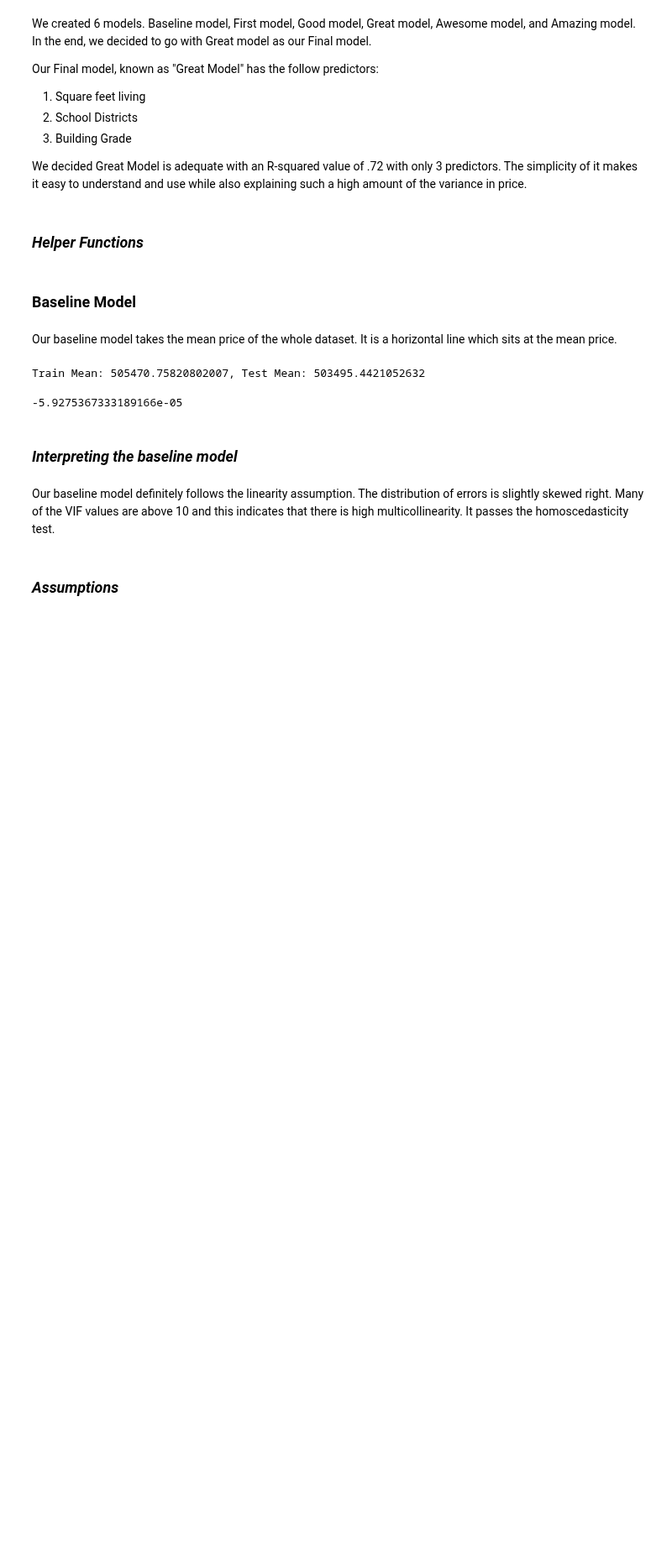
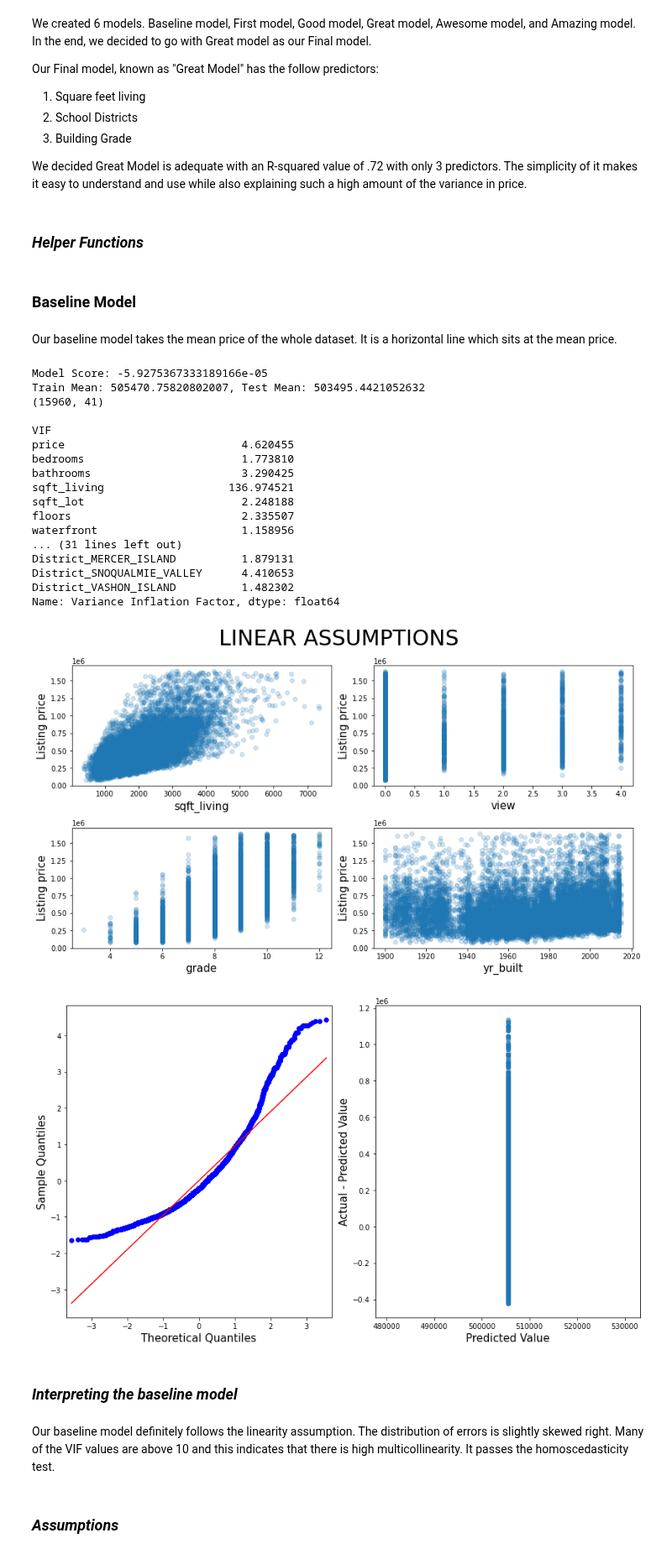
Before and after one commit to cyborgsage/kingco-realestate, a Jupyter notebook: KC_Real_Estate.ipynb, the cells around one changed output. Shown at 84% size. Cells and saved outputs as stored; diff of their text form; code cells hidden in the pictures; blank space fills up the shorter version.

Commit message:
Condensed Notebook via Automated Modeling Function

```diff
--- a/KC_Real_Estate.ipynb
+++ b/KC_Real_Estate.ipynb
@@ -99,6 +99,12 @@ We decided Great Model is adequate with an R-squared value of .72 with only 3 pr
 def linearity_plot(x, y):
     x = pd.DataFrame(x)
     y = pd.DataFrame(y)
+    ok_list = ['sqft_living', 'view', 'grade', 'yr_built']
+    our_list = []
+    for col in x.columns:
+        if col in ok_list:
+            our_list.append(col)
+    x = x[our_list]
     cols = 1
     if x.shape[1] % 2 == 0:
         cols = 2
@@ -113,10 +119,12 @@ def linearity_plot(x, y):
         rows = x.shape[1] // cols + 1
     else:
         rows = rows = x.shape[1] // cols
-    fig, axes = plt.subplots(ncols=cols, nrows=rows, figsize=(8,5), squeeze=False)
+
+    fig, axes = plt.subplots(ncols=cols, nrows=rows, figsize=(12, 7), squeeze=False)
     fig.set_tight_layout(True)
     for index, col in enumerate(x.columns):
         ax = axes[index//cols][index%cols]
         ax.scatter(x[col], y, alpha=0.2)
-        ax.set_xlabel(col, fontsize=20)
-        ax.set_ylabel("Listing price", fontsize=20)
+        ax.set_xlabel(col, fontsize=15)
+        ax.set_ylabel("Listing price", fontsize=15)
+    fig.suptitle('LINEAR ASSUMPTIONS', fontsize=30)
@@ -172,11 +204,0 @@ baseline_X_test_scaled = scaler.fit_transform(baseline_X_test)
-# %%
-print(f'Train Mean: {baseline_y_train.mean()}, Test Mean: {baseline_y_test.mean()}')
-# %% [output]
-Train Mean: 505470.75820802007, Test Mean: 503495.4421052632
-# %%
-dummy_regr = DummyRegressor(strategy="mean")
-dummy_regr.fit(baseline_X_train_scaled, baseline_y_train)
-dummy_regr.predict(baseline_X_train_scaled)
-dummy_regr.score(baseline_X_test_scaled, baseline_y_test)
-# %% [output]
--5.9275367333189166e-05
@@ -188,3 +205,25 @@ baseline_X_test_scaled.columns = baseline_X.columns
+# %%
+model_and_assume(base=True)
+# %% [output]
+Model Score: -5.9275367333189166e-05
+Train Mean: 505470.75820802007, Test Mean: 503495.4421052632
+(15960, 41)
+
+VIF
+price                           4.620455
+bedrooms                        1.773810
+bathrooms                       3.290425
+sqft_living                   136.974521
+sqft_lot                        2.248188
+floors                          2.335507
+waterfront                      1.158956
+... (31 lines left out)
+District_MERCER_ISLAND          1.879131
+District_SNOQUALMIE_VALLEY      4.410653
+District_VASHON_ISLAND          1.482302
+Name: Variance Inflation Factor, dtype: float64
+[figure, added]
+[figure, added]
 # %% [markdown]
 ### *Interpreting the baseline model*
 # %% [markdown]
```
Also changed, not shown: parts of 74 cells of this notebook, 2 other files.
